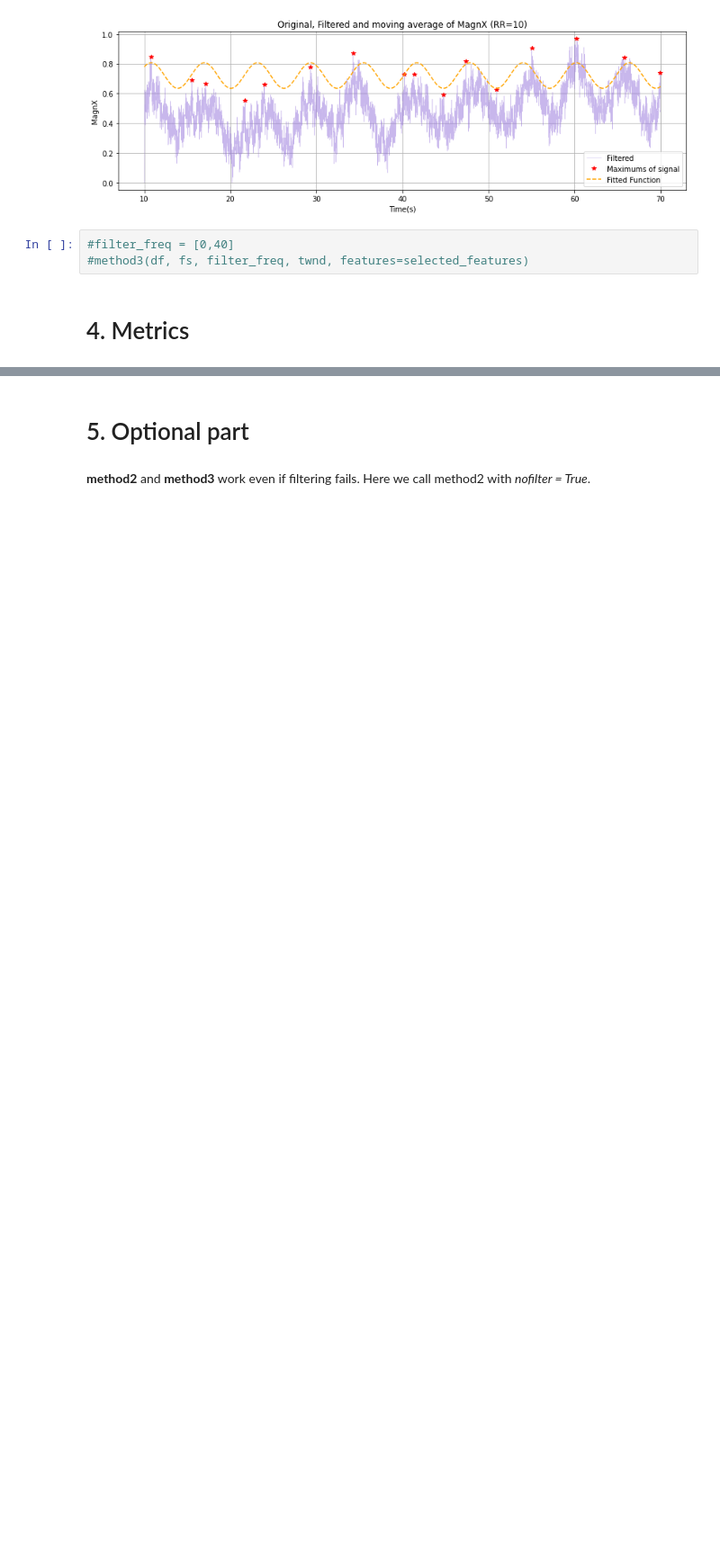
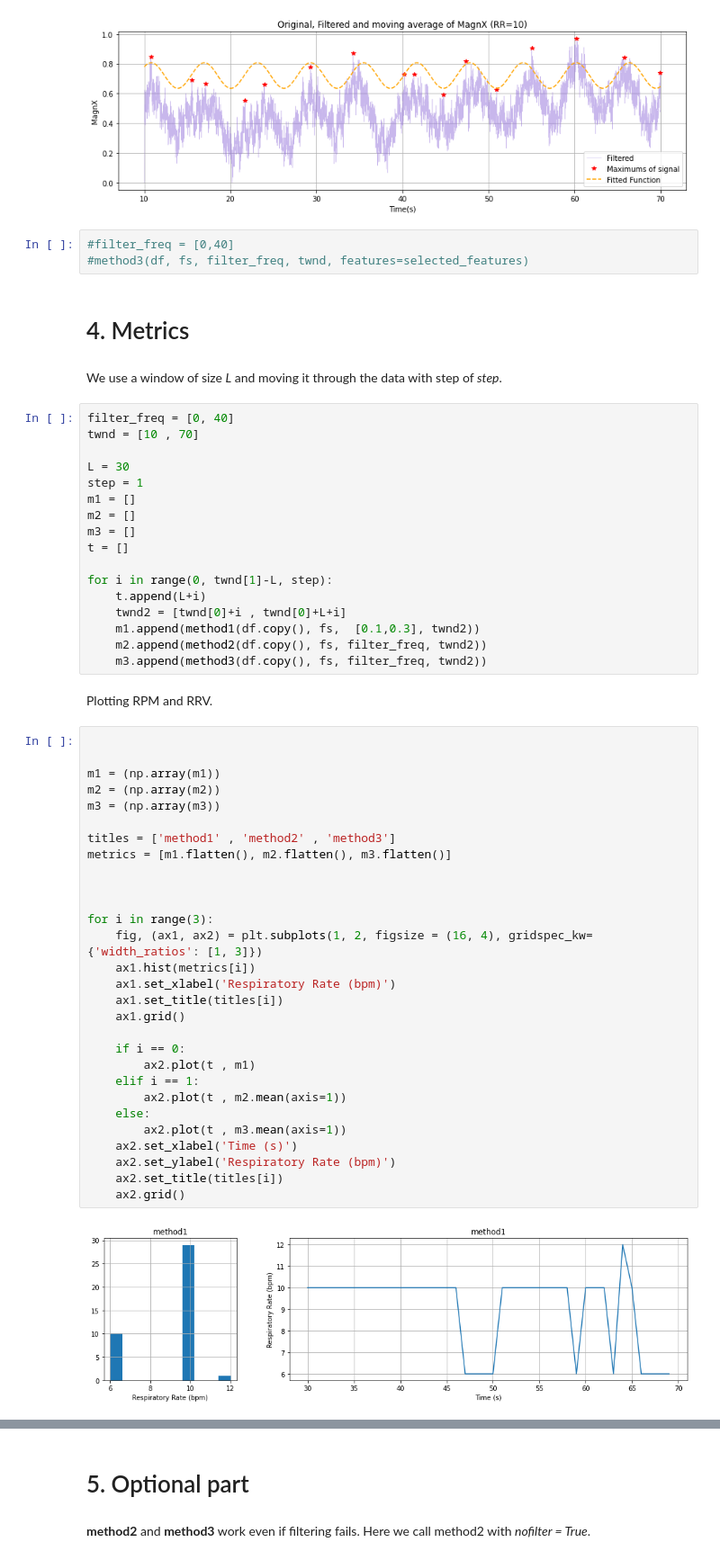
Before and after one commit to Mohsen-Kordi/ProjectRESP, a Jupyter notebook: Project.ipynb, the cells around one changed output, grey strips where cells are left out. Shown at 90% size. Drawn from its saved outputs; the diff is of its cells as text; blank space fills up the shorter version.

Commit message:
Metrics added.

```diff
--- a/Project.ipynb
+++ b/Project.ipynb
@@ -1263,3 +1287,55 @@ Calculated RR by using moving average in time domain is 10 bpm.
 #method3(df, fs, filter_freq, twnd, features=selected_features)
 # %% [markdown]
 # 4. Metrics
+# %% [markdown]
+We use a window of size *L* and moving it through the data with step of *step*.
+# %%
+filter_freq = [0, 40]
+twnd = [10 , 70]
+
+L = 30
+step = 1
+m1 = []
+m2 = []
+m3 = []
+t = []
+
+for i in range(0, twnd[1]-L, step):
+    t.append(L+i)
+    twnd2 = [twnd[0]+i , twnd[0]+L+i]
+    m1.append(method1(df.copy(), fs,  [0.1,0.3], twnd2))
+    m2.append(method2(df.copy(), fs, filter_freq, twnd2))
+    m3.append(method3(df.copy(), fs, filter_freq, twnd2))
+# %% [markdown]
+Plotting RPM and RRV.
+# %%
+
+
+m1 = (np.array(m1))
+m2 = (np.array(m2))
+m3 = (np.array(m3))
+
+titles = ['method1' , 'method2' , 'method3']
+metrics = [m1.flatten(), m2.flatten(), m3.flatten()]
+
+
+
+for i in range(3):
+    fig, (ax1, ax2) = plt.subplots(1, 2, figsize = (16, 4), gridspec_kw={'width_ratios': [1, 3]})
+    ax1.hist(metrics[i])
+    ax1.set_xlabel('Respiratory Rate (bpm)')
+    ax1.set_title(titles[i])
+    ax1.grid()
+
+    if i == 0:
+        ax2.plot(t , m1)
+    elif i == 1:
+        ax2.plot(t , m2.mean(axis=1))
+    else:
+        ax2.plot(t , m3.mean(axis=1))
+    ax2.set_xlabel('Time (s)')
+    ax2.set_ylabel('Respiratory Rate (bpm)')
+    ax2.set_title(titles[i])
+    ax2.grid()
+# %% [output]
+[figure, added]
```
Also changed, not shown: parts of 7 cells of this notebook.
